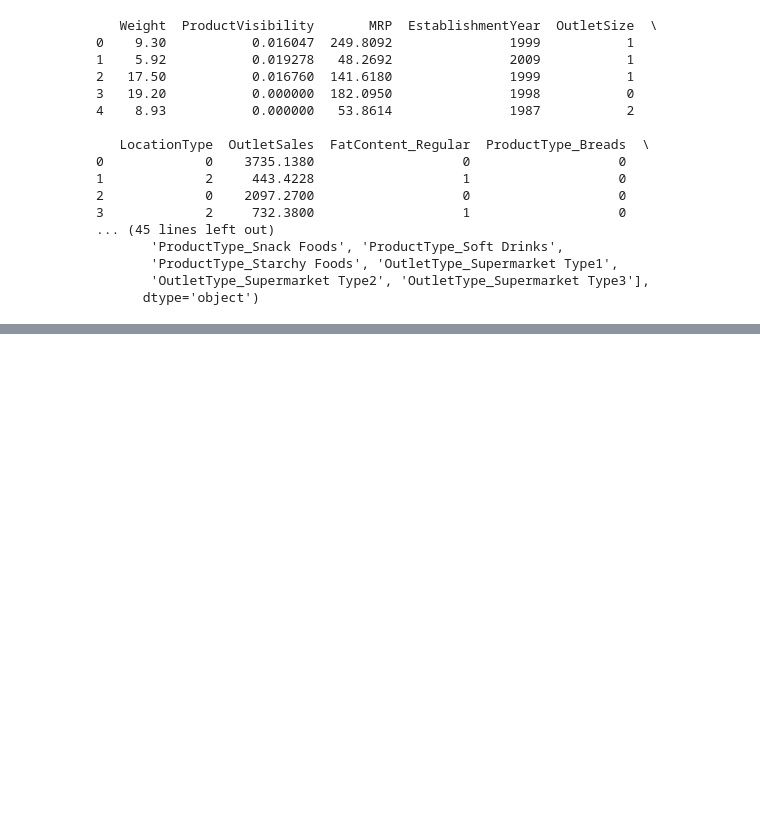
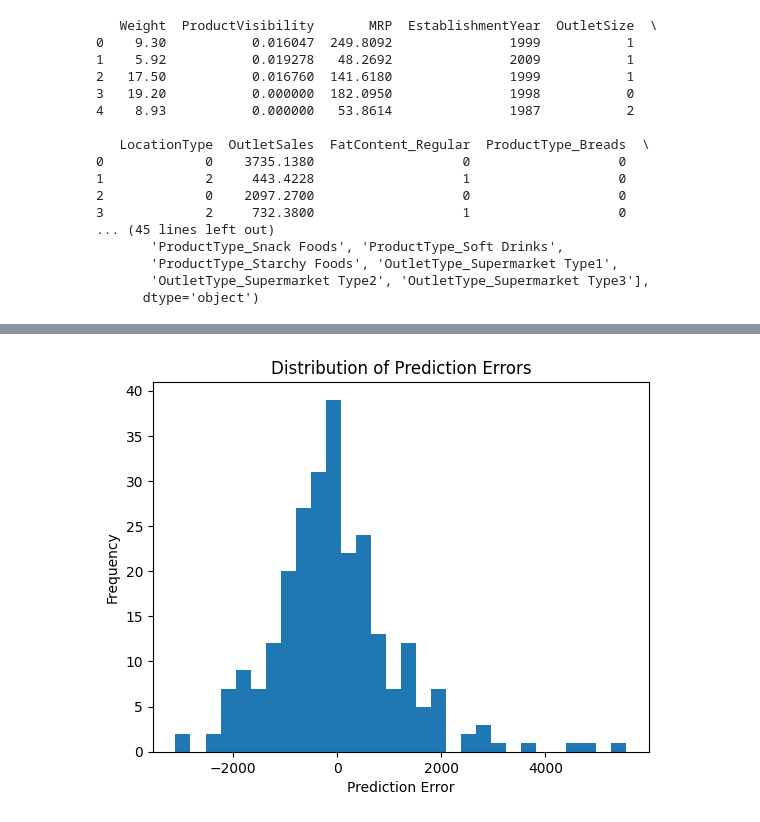
Before and after one commit to AnnabelleMcSharry/AI-ML-Car-Data, a Jupyter notebook: salesForcasting.ipynb, the cells around one changed output, grey strips where cells are left out. Drawn from its saved outputs; the diff is of its cells as text; code cells hidden in the pictures; blank space fills up the shorter version.

```diff
--- a/salesForcasting.ipynb
+++ b/salesForcasting.ipynb
@@ -391,0 +479,11 @@ print(sales.columns)
+# %%
+#show the prediction error and also shows that the graph often predcts too low
+errors = y_test - y_pred
+
+plt.hist(errors, bins=30)
+plt.xlabel("Prediction Error")
+plt.ylabel("Frequency")
+plt.title("Distribution of Prediction Errors")
+plt.show()
+# %% [output]
+[figure, added]
```
Also changed, not shown: parts of 9 cells of this notebook.
